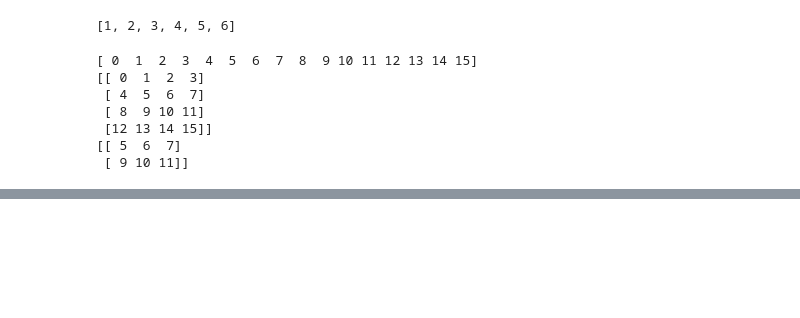
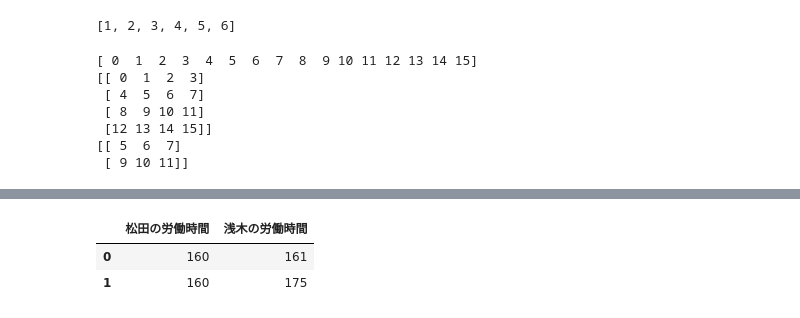
Before and after one commit to codeaid-dev/Python_practice, a Jupyter notebook: test.ipynb, the cells around one changed output, grey strips where cells are left out. Drawn from its saved outputs; the diff is of its cells as text; code cells hidden in the pictures; blank space fills up the shorter version.

```diff
--- a/test.ipynb
+++ b/test.ipynb
@@ -151,0 +152,14 @@ plt.show()
+# %%
+import pandas as pd
+
+data = {
+    '松田の労働時間' : [160, 160], #松田の労働時間列の作成
+    '浅木の労働時間' : [161, 175]  #浅木の労働時間列の作成
+}
+
+df = pd.DataFrame(data)
+df # dfの表示
+# %% [output]
+|  | 松田の労働時間 | 浅木の労働時間 |
+| 0 | 160 | 161 |
+| 1 | 160 | 175 |
```
Also changed, not shown: parts of 6 cells of this notebook.
